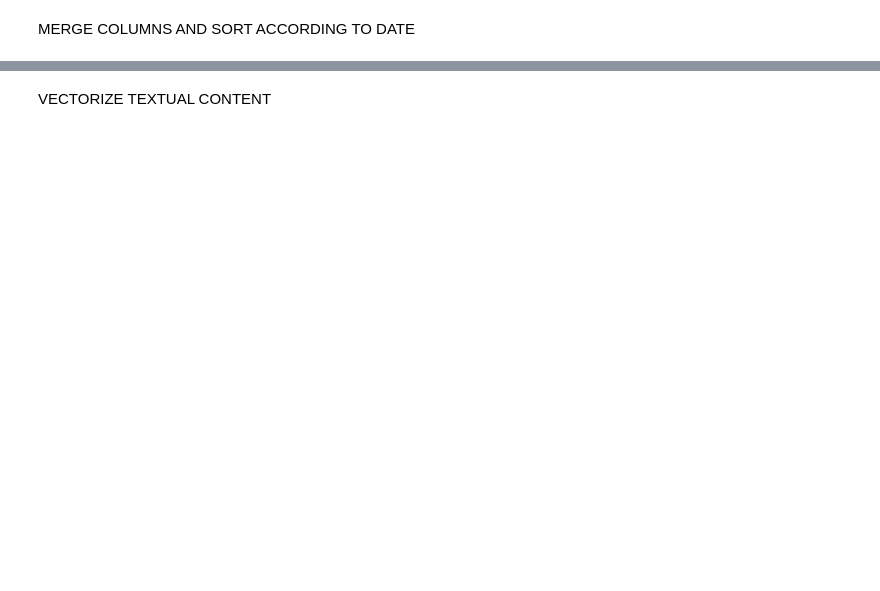
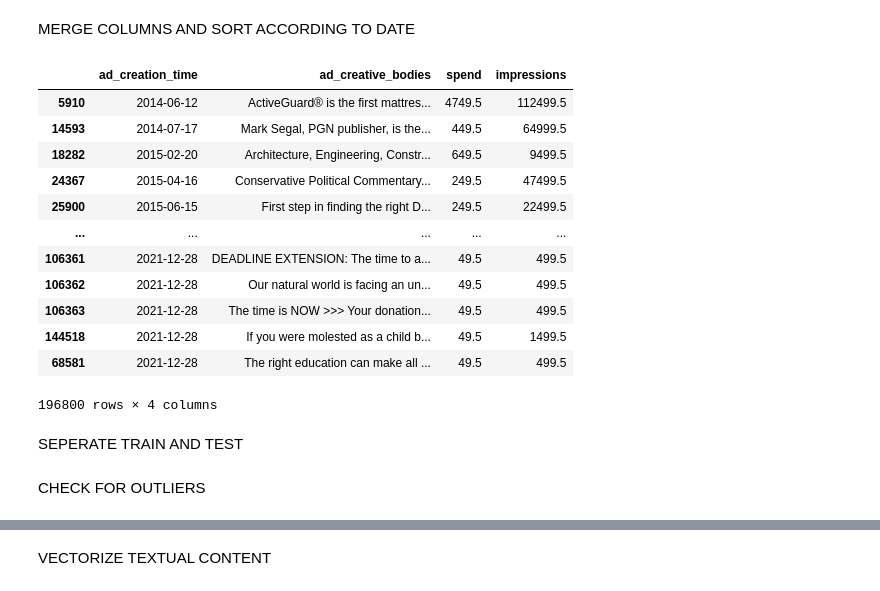
Before and after one commit to MelihFazl/AdVantage, a Jupyter notebook: ml_model/ML_Model.ipynb, the cells around one changed output, grey strips where cells are left out. Cells and saved outputs as stored; diff of their text form; code cells hidden in the pictures; blank space fills up the shorter version.

```diff
--- a/ml_model/ML_Model.ipynb
+++ b/ml_model/ML_Model.ipynb
@@ -161,13 +242,27 @@ MERGE COLUMNS AND SORT ACCORDING TO DATE
 # %%
 ads_dataframe = pd.DataFrame()
 ads_dataframe['ad_creation_time'] = new_df['ad_creation_time']
 ads_dataframe['ad_creative_bodies'] = new_df['ad_creative_bodies']
-ads_dataframe['cpi'] = (
-    (new_df['spend_lower'].fillna(new_df['spend_upper']) / 2 +
-     new_df['spend_upper'].fillna(new_df['spend_lower']) / 2) /
-    (new_df['impressions_lower'].fillna(new_df['impressions_upper']) / 2 +
+ads_dataframe['spend'] = (new_df['spend_lower'].fillna(new_df['spend_upper']) / 2 +
+     new_df['spend_upper'].fillna(new_df['spend_lower']) / 2)
+ads_dataframe['impressions'] = (new_df['impressions_lower'].fillna(new_df['impressions_upper']) / 2 +
      new_df['impressions_upper'].fillna(new_df['impressions_lower']) / 2)
-)
 
 ads_dataframe = ads_dataframe.sort_values(by='ad_creation_time')
 ads_dataframe
+# %% [output]
+|  | ad_creation_time | ad_creative_bodies | spend | impressions |
+| 5910 | 2014-06-12 | ActiveGuard® is the first mattres... | 4749.5 | 112499.5 |
+| 14593 | 2014-07-17 | Mark Segal, PGN publisher, is the... | 449.5 | 64999.5 |
+| 18282 | 2015-02-20 | Architecture, Engineering, Constr... | 649.5 | 9499.5 |
+| 24367 | 2015-04-16 | Conservative Political Commentary... | 249.5 | 47499.5 |
+| 25900 | 2015-06-15 | First step in finding the right D... | 249.5 | 22499.5 |
+| ... | ... | ... | ... | ... |
+| 106361 | 2021-12-28 | DEADLINE EXTENSION: The time to a... | 49.5 | 499.5 |
+| 106362 | 2021-12-28 | Our natural world is facing an un... | 49.5 | 499.5 |
+| 106363 | 2021-12-28 | The time is NOW >>> Your donation... | 49.5 | 499.5 |
+| 144518 | 2021-12-28 | If you were molested as a child b... | 49.5 | 1499.5 |
+| 68581 | 2021-12-28 | The right education can make all ... | 49.5 | 499.5 |
+196800 rows × 4 columns
+# %% [markdown]
+SEPERATE TRAIN AND TEST
@@ -173,0 +276,2 @@ ads_dataframe
+# %% [markdown]
+CHECK FOR OUTLIERS
```
Also changed, not shown: parts of 102 cells of this notebook.
